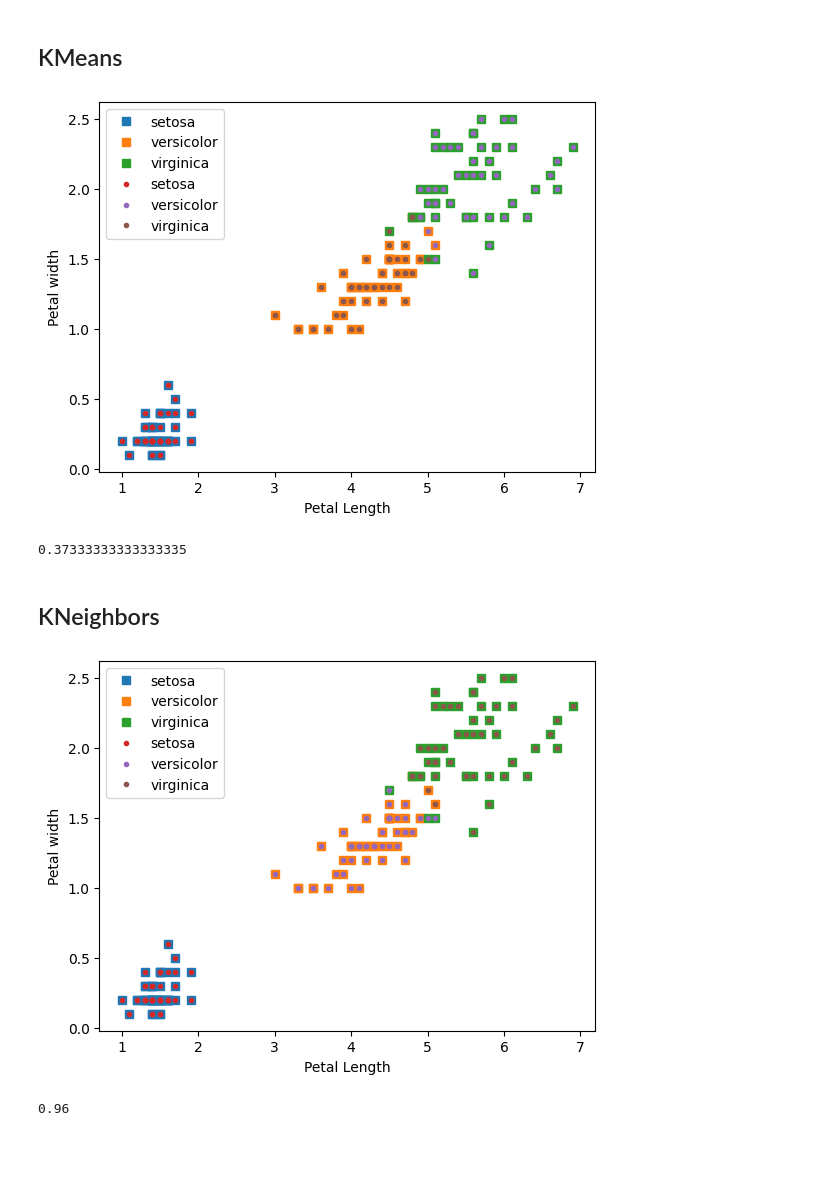
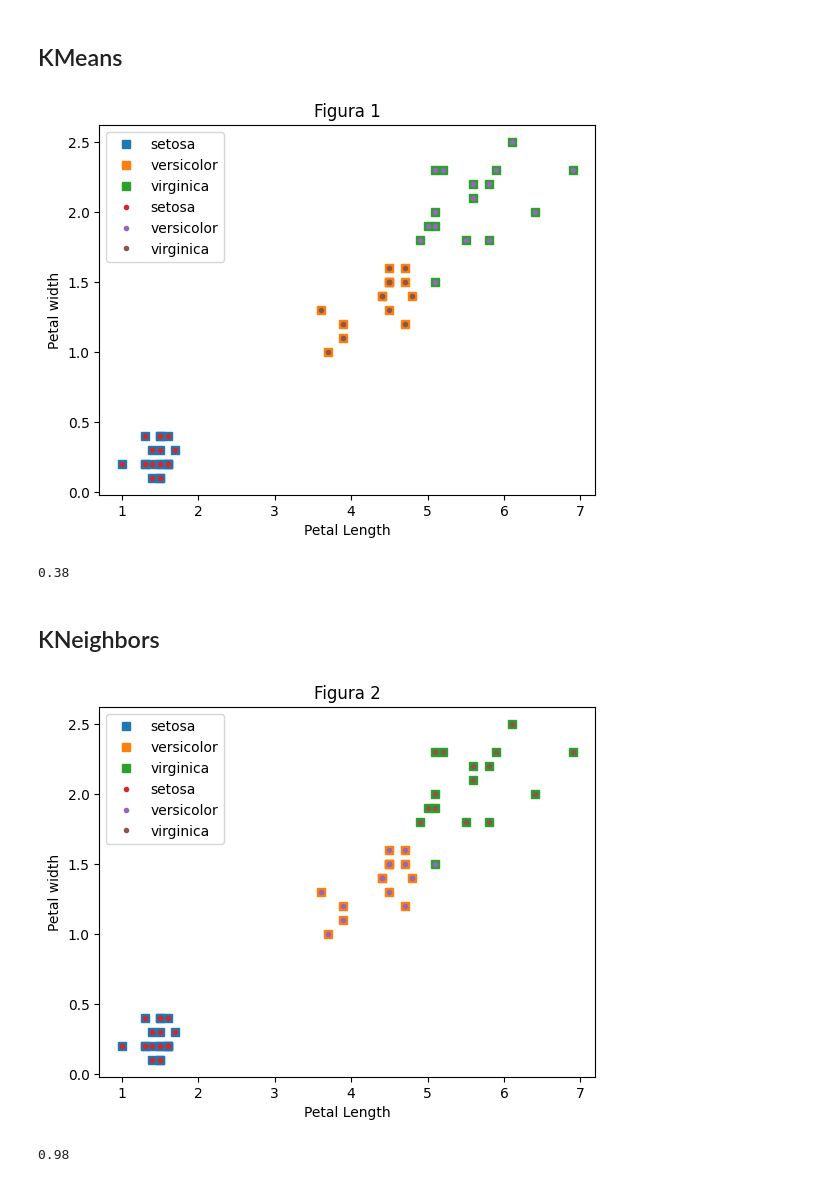
Before and after one commit to ernanibn/reconhecimento_padroes_23, a Jupyter notebook: cmp_kmeans_knn.ipynb, the cells around one changed output. Saved outputs shown, nothing was run; the diff lists cells and outputs as text; code cells hidden in the pictures; blank space fills up the shorter version.

```diff
--- a/cmp_kmeans_knn.ipynb
+++ b/cmp_kmeans_knn.ipynb
@@ -17,50 +17,52 @@ Xtr, Xte, ytr, yte = train_test_split(X, y, test_size=0.33, random_state=42)
 ## KMeans
 # %%
 kmeans = KMeans(n_clusters=3,n_init=10)
-kmeans.fit(X)
+kmeans.fit(Xtr)
 
-for i in range(len(set(y))):
-  plt.plot(X[y==i, 0],
-           X[y==i, 1], 's'
+for i in range(len(set(yte))):
+  plt.plot(Xte[yte==i, 0],
+           Xte[yte==i, 1], 's'
            , label=data.target_names[i])
 
-ypred_kmeans = kmeans.predict(X)
+ypred_kmeans = kmeans.predict(Xte)
 for i in range(len(set(ypred_kmeans))):
-  plt.plot(X[ypred_kmeans==i, 0],
-           X[ypred_kmeans==i, 1], '.'
+  plt.plot(Xte[ypred_kmeans==i, 0],
+           Xte[ypred_kmeans==i, 1], '.'
            , label=data.target_names[i])
-accuracy_kmeans = accuracy_score(y, ypred_kmeans)
+accuracy_kmeans = accuracy_score(yte, ypred_kmeans)
 
 plt.xlabel('Petal Length')
 plt.ylabel('Petal width')
 plt.legend()
+plt.title('Figura 1')
 plt.show()
 accuracy_kmeans
 # %% [output]
-[figure, old version]
+[figure, new version]
-0.37333333333333335
+0.38
 # %% [markdown]
 ## KNeighbors
 # %%
 knn = KNeighborsClassifier()
-knn.fit(X,y)
-for i in range(len(set(y))):
-  plt.plot(X[y==i, 0],
-           X[y==i, 1], 's'
+knn.fit(Xtr,ytr)
+for i in range(len(set(yte))):
+  plt.plot(Xte[yte==i, 0],
+           Xte[yte==i, 1], 's'
            , label=data.target_names[i])
 
-ypred_knn = knn.predict(X)
+ypred_knn = knn.predict(Xte)
 for i in range(len(set(ypred_knn))):
-  plt.plot(X[ypred_knn==i, 0],
-           X[ypred_knn==i, 1], '.'
+  plt.plot(Xte[ypred_knn==i, 0],
+           Xte[ypred_knn==i, 1], '.'
            , label=data.target_names[i])
-accuracy_knn = accuracy_score(y, ypred_knn)
+accuracy_knn = accuracy_score(yte, ypred_knn)
 
 plt.xlabel('Petal Length')
 plt.ylabel('Petal width')
 plt.legend()
+plt.title('Figura 2')
 plt.show()
 accuracy_knn
 # %% [output]
-[figure, old version]
+[figure, new version]
-0.96
+0.98
```
Also changed, not shown: parts of 1 cell of this notebook.
